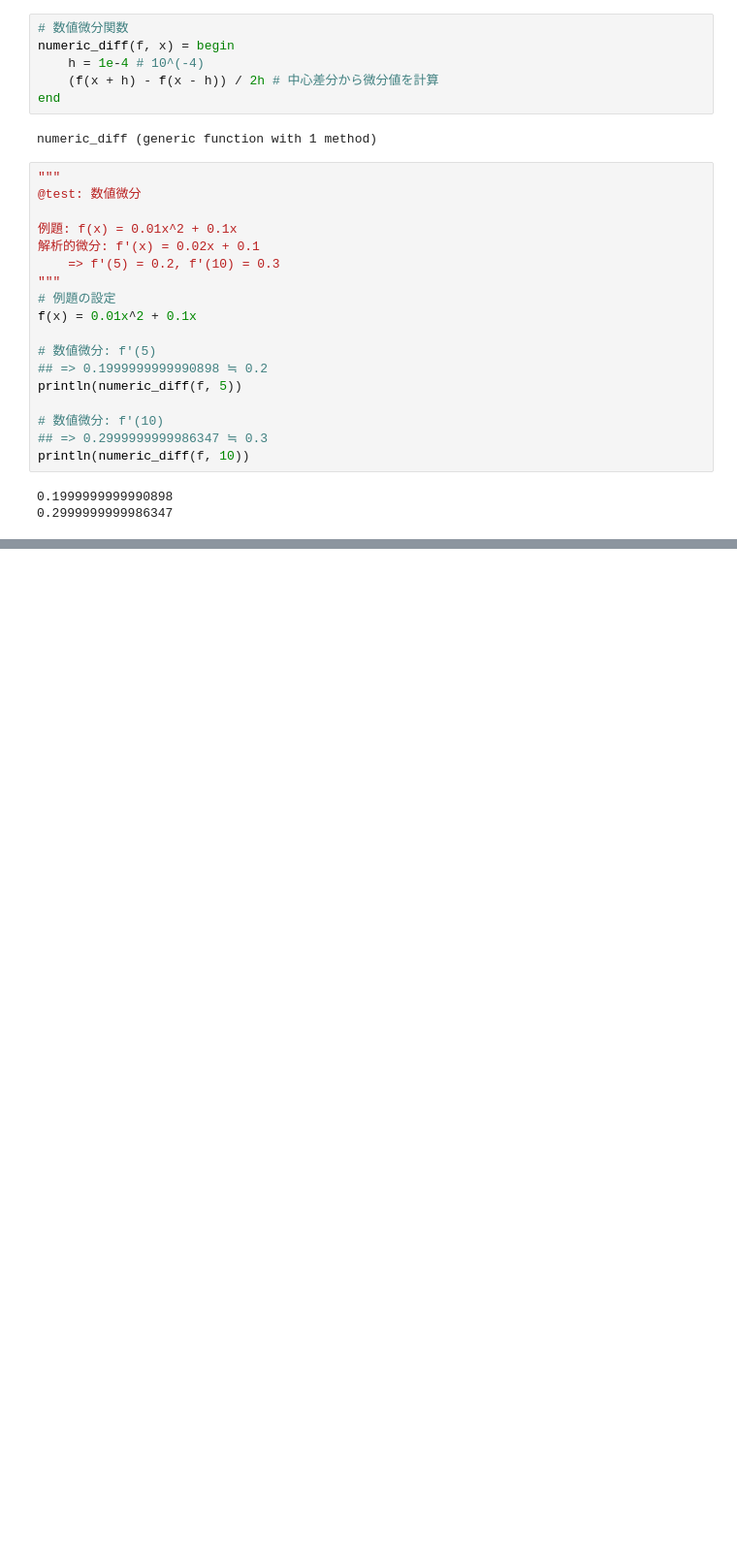
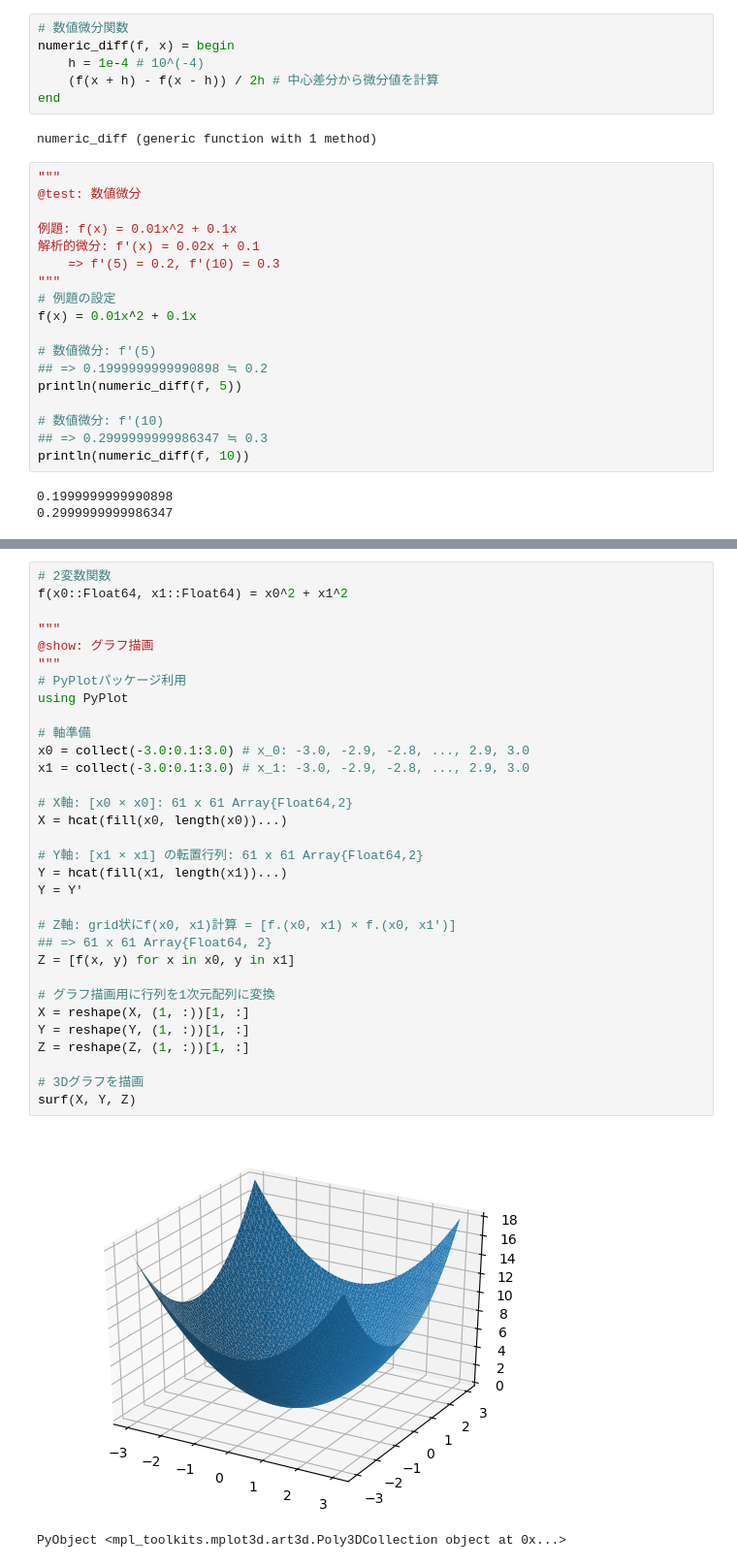
Before and after one commit to amenoyoya/ml-algorithm, a Jupyter notebook: 03_loss_function.ipynb, the cells around one changed output, grey strips where cells are left out. Shown at 97% size. Saved outputs shown, nothing was run; the diff lists cells and outputs as text; blank space fills up the shorter version.

```diff
--- a/03_loss_function.ipynb
+++ b/03_loss_function.ipynb
@@ -111,0 +125,35 @@ println(numeric_diff(f, 10))
+# %%
+# 2変数関数
+f(x0::Float64, x1::Float64) = x0^2 + x1^2
+
+"""
+@show: グラフ描画
+"""
+# PyPlotパッケージ利用
+using PyPlot
+
+# 軸準備
+x0 = collect(-3.0:0.1:3.0) # x_0: -3.0, -2.9, -2.8, ..., 2.9, 3.0
+x1 = collect(-3.0:0.1:3.0) # x_1: -3.0, -2.9, -2.8, ..., 2.9, 3.0
+
+# X軸: [x0 × x0]: 61 x 61 Array{Float64,2}
+X = hcat(fill(x0, length(x0))...)
+
+# Y軸: [x1 × x1] の転置行列: 61 x 61 Array{Float64,2}
+Y = hcat(fill(x1, length(x1))...)
+Y = Y'
+
+# Z軸: grid状にf(x0, x1)計算 = [f.(x0, x1) × f.(x0, x1')]
+## => 61 x 61 Array{Float64, 2}
+Z = [f(x, y) for x in x0, y in x1]
+
+# グラフ描画用に行列を1次元配列に変換
+X = reshape(X, (1, :))[1, :]
+Y = reshape(Y, (1, :))[1, :]
+Z = reshape(Z, (1, :))[1, :]
+
+# 3Dグラフを描画
+surf(X, Y, Z)
+# %% [output]
+[figure, added]
+PyObject <mpl_toolkits.mplot3d.art3d.Poly3DCollection object at 0x...>
```
Also changed, not shown: parts of 1 cell of this notebook.
